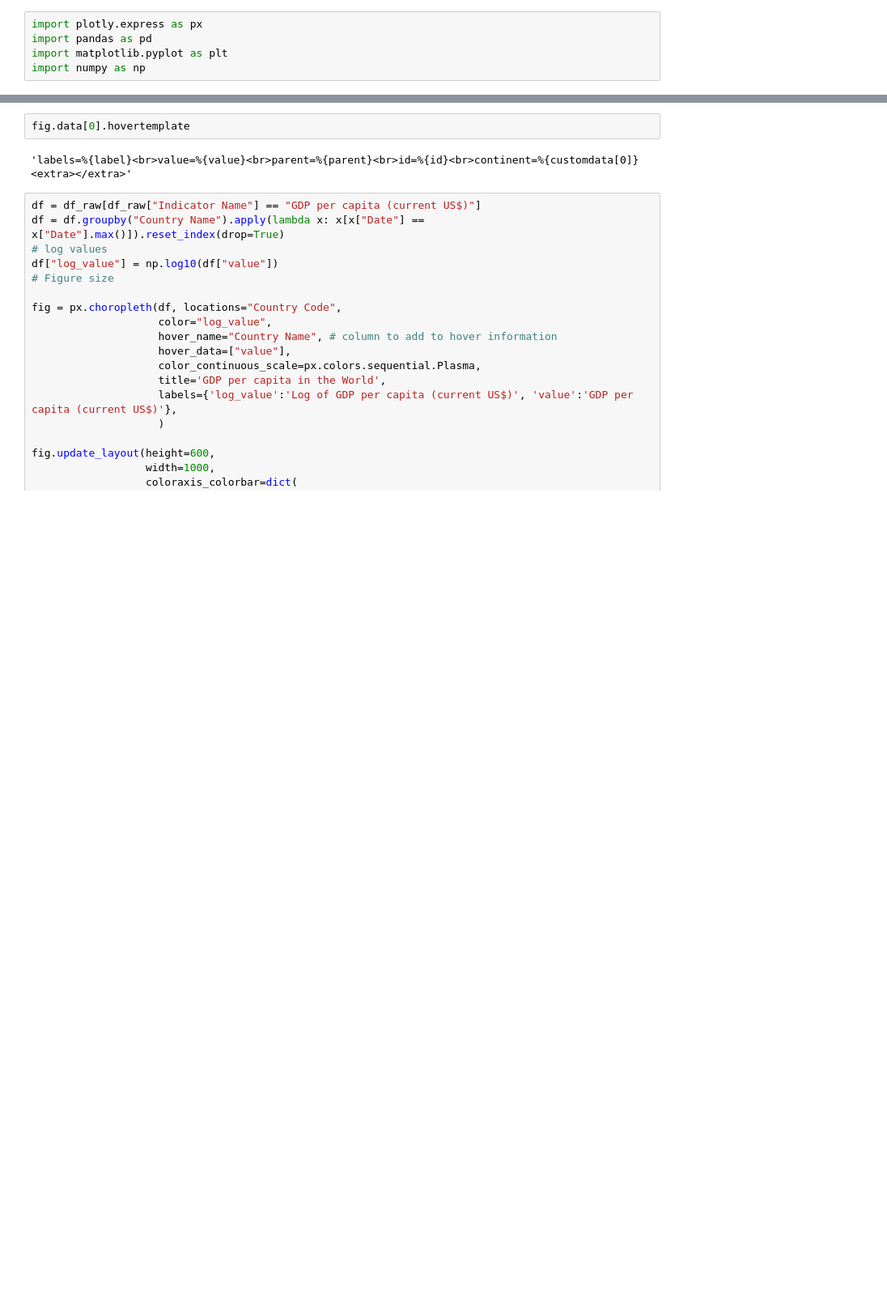
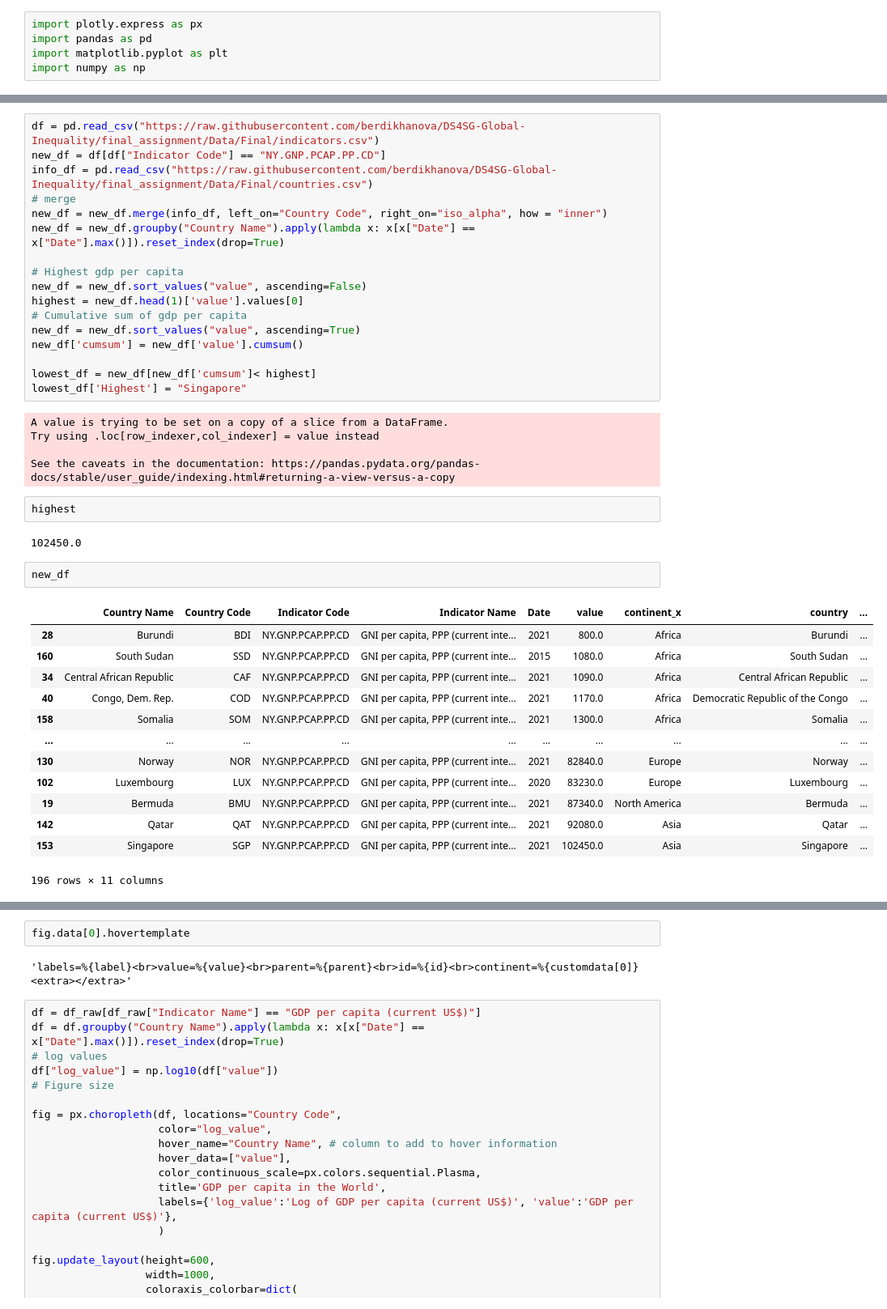
Before and after one commit to berdikhanova/DS4SG-Global-Inequality, a Jupyter notebook: Code/Visualization Tests.ipynb, the cells around one changed output, grey strips where cells are left out. Shown at 81% size. Drawn from its saved outputs; the diff is of its cells as text; blank space fills up the shorter version.

```diff
--- a/Code/Visualization Tests.ipynb
+++ b/Code/Visualization Tests.ipynb
@@ -33,3 +41,45 @@ array(['EN.ATM.CO2E.LF.KT', 'NY.GDP.PCAP.CD', 'SP.DYN.LE00.FE.IN',
+# %%
+df = pd.read_csv("https://raw.githubusercontent.com/berdikhanova/DS4SG-Global-Inequality/final_assignment/Data/Final/indicators.csv")
+new_df = df[df["Indicator Code"] == "NY.GNP.PCAP.PP.CD"]
+info_df = pd.read_csv("https://raw.githubusercontent.com/berdikhanova/DS4SG-Global-Inequality/final_assignment/Data/Final/countries.csv")
+# merge
+new_df = new_df.merge(info_df, left_on="Country Code", right_on="iso_alpha", how = "inner")
+new_df = new_df.groupby("Country Name").apply(lambda x: x[x["Date"] == x["Date"].max()]).reset_index(drop=True)
+
+# Highest gdp per capita
+new_df = new_df.sort_values("value", ascending=False)
+highest = new_df.head(1)['value'].values[0]
+# Cumulative sum of gdp per capita
+new_df = new_df.sort_values("value", ascending=True)
+new_df['cumsum'] = new_df['value'].cumsum()
+
+lowest_df = new_df[new_df['cumsum']< highest]
+lowest_df['Highest'] = "Singapore"
+# %% [output]
+A value is trying to be set on a copy of a slice from a DataFrame.
+Try using .loc[row_indexer,col_indexer] = value instead
+
+See the caveats in the documentation: https://pandas.pydata.org/pandas-docs/stable/user_guide/indexing.html#returning-a-view-versus-a-copy
+# %%
+highest
+# %% [output]
+102450.0
+# %%
+new_df
+# %% [output]
+|  | Country Name | Country Code | Indicator Code | Indicator Name | Date | value | continent_x | country | ... |
+| 28 | Burundi | BDI | NY.GNP.PCAP.PP.CD | GNI per capita, PPP (current inte... | 2021 | 800.0 | Africa | Burundi | ... |
+| 160 | South Sudan | SSD | NY.GNP.PCAP.PP.CD | GNI per capita, PPP (current inte... | 2015 | 1080.0 | Africa | South Sudan | ... |
+| 34 | Central African Republic | CAF | NY.GNP.PCAP.PP.CD | GNI per capita, PPP (current inte... | 2021 | 1090.0 | Africa | Central African Republic | ... |
+| 40 | Congo, Dem. Rep. | COD | NY.GNP.PCAP.PP.CD | GNI per capita, PPP (current inte... | 2021 | 1170.0 | Africa | Democratic Republic of the Congo | ... |
+| 158 | Somalia | SOM | NY.GNP.PCAP.PP.CD | GNI per capita, PPP (current inte... | 2021 | 1300.0 | Africa | Somalia | ... |
+| ... | ... | ... | ... | ... | ... | ... | ... | ... | ... |
+| 130 | Norway | NOR | NY.GNP.PCAP.PP.CD | GNI per capita, PPP (current inte... | 2021 | 82840.0 | Europe | Norway | ... |
+| 102 | Luxembourg | LUX | NY.GNP.PCAP.PP.CD | GNI per capita, PPP (current inte... | 2020 | 83230.0 | Europe | Luxembourg | ... |
+| 19 | Bermuda | BMU | NY.GNP.PCAP.PP.CD | GNI per capita, PPP (current inte... | 2021 | 87340.0 | North America | Bermuda | ... |
+| 142 | Qatar | QAT | NY.GNP.PCAP.PP.CD | GNI per capita, PPP (current inte... | 2021 | 92080.0 | Asia | Qatar | ... |
+| 153 | Singapore | SGP | NY.GNP.PCAP.PP.CD | GNI per capita, PPP (current inte... | 2021 | 102450.0 | Asia | Singapore | ... |
+196 rows × 11 columns
 # %%
 lowest_df
 # %% [output]
```
Also changed, not shown: parts of 5 cells of this notebook, 3 other files.
